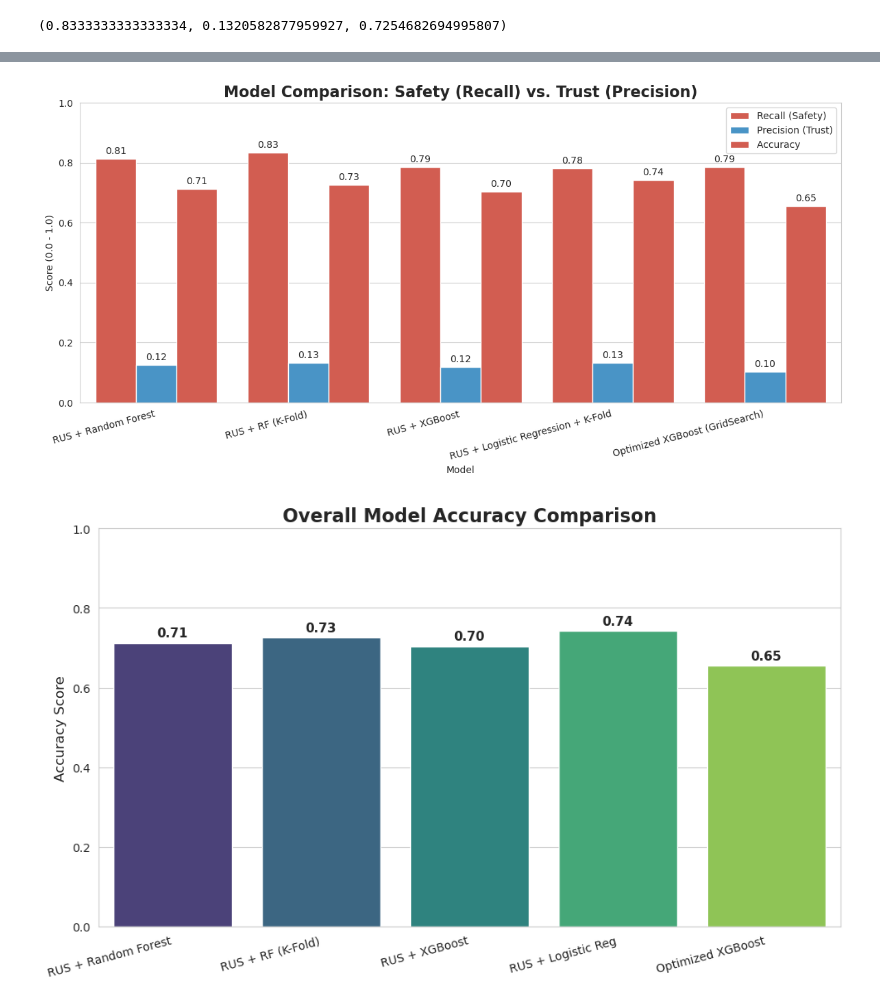
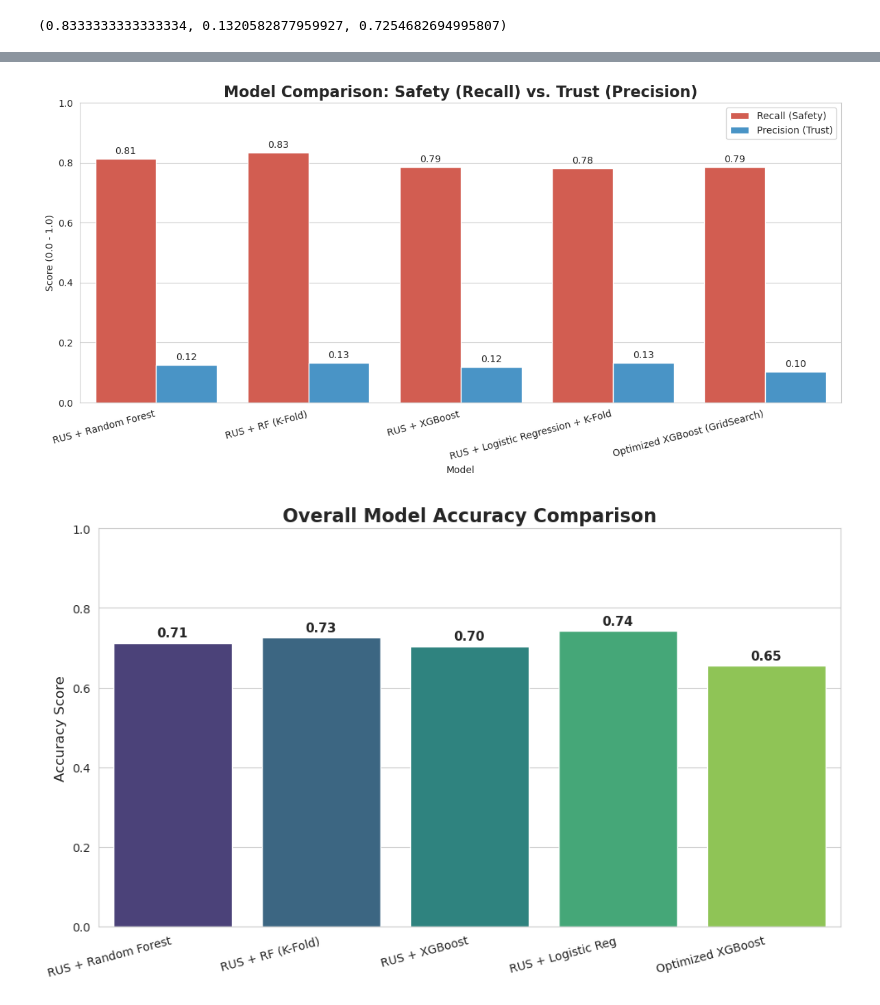
Before and after one commit to emreseb/Stroke-Prediction-ML, a Jupyter notebook: onelastpy.ipynb, the cells around one changed output, grey strips where cells are left out. Cells and saved outputs as stored; diff of their text form; code cells hidden in the pictures.

Commit message:
more graphs

```diff
--- a/onelastpy.ipynb
+++ b/onelastpy.ipynb
@@ -555,44 +627,37 @@ data = {
         rus_xgboost_precision,
         rus_logreg_precision,
         tuned_xg_precision
-    ],
-    'Accuracy': [
-        rus_acc,
-        rus_cross_acc,
-        rus_xg_acc,
-        rus_log_acc,
-        tuned_xg_acc
     ]
 }
 
 
 df = pd.DataFrame(data)
 df_melted = df.melt(id_vars="Model", var_name="Metric", value_name="Score")
 
 plt.figure(figsize=(12, 6))
 sns.set_style("whitegrid")
 
 plot = sns.barplot(
     data=df_melted,
     x='Model',
     y='Score',
     hue='Metric',
     palette=['#e74c3c', '#3498db']
 )
 
 plt.title('Model Comparison: Safety (Recall) vs. Trust (Precision)', fontsize=16, fontweight='bold')
 plt.ylim(0, 1.0)
 plt.ylabel('Score (0.0 - 1.0)')
 plt.xticks(rotation=15, ha='right') # Added ha='right' to align tilted text
 plt.legend(title=None, loc='upper right')
 
 for container in plot.containers:
     plot.bar_label(container, fmt='%.2f', padding=3)
 
 plt.tight_layout()
 plt.show()
 # %% [output]
-[figure, old version]
+[figure, new version]
 # %%
 import matplotlib.pyplot as plt
 import seaborn as sns
```
Also changed, not shown: parts of 11 cells of this notebook.
